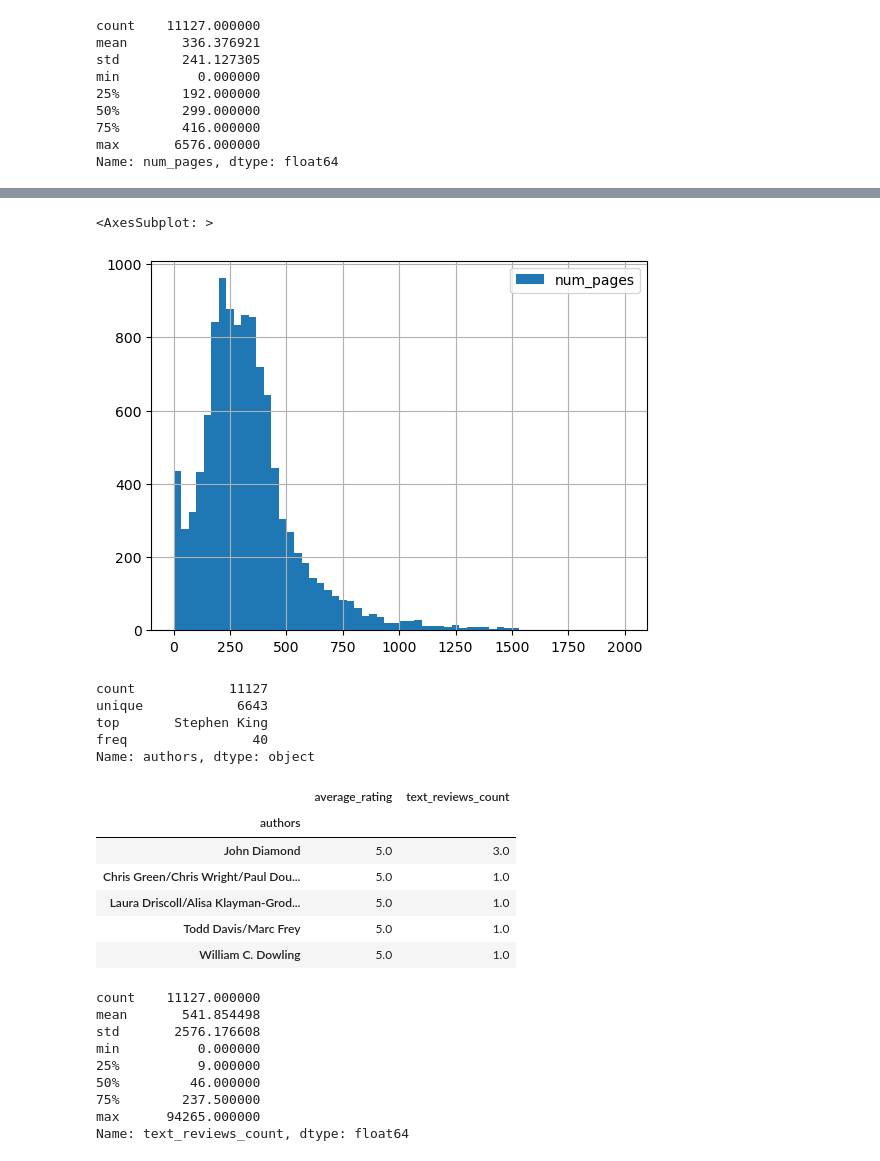
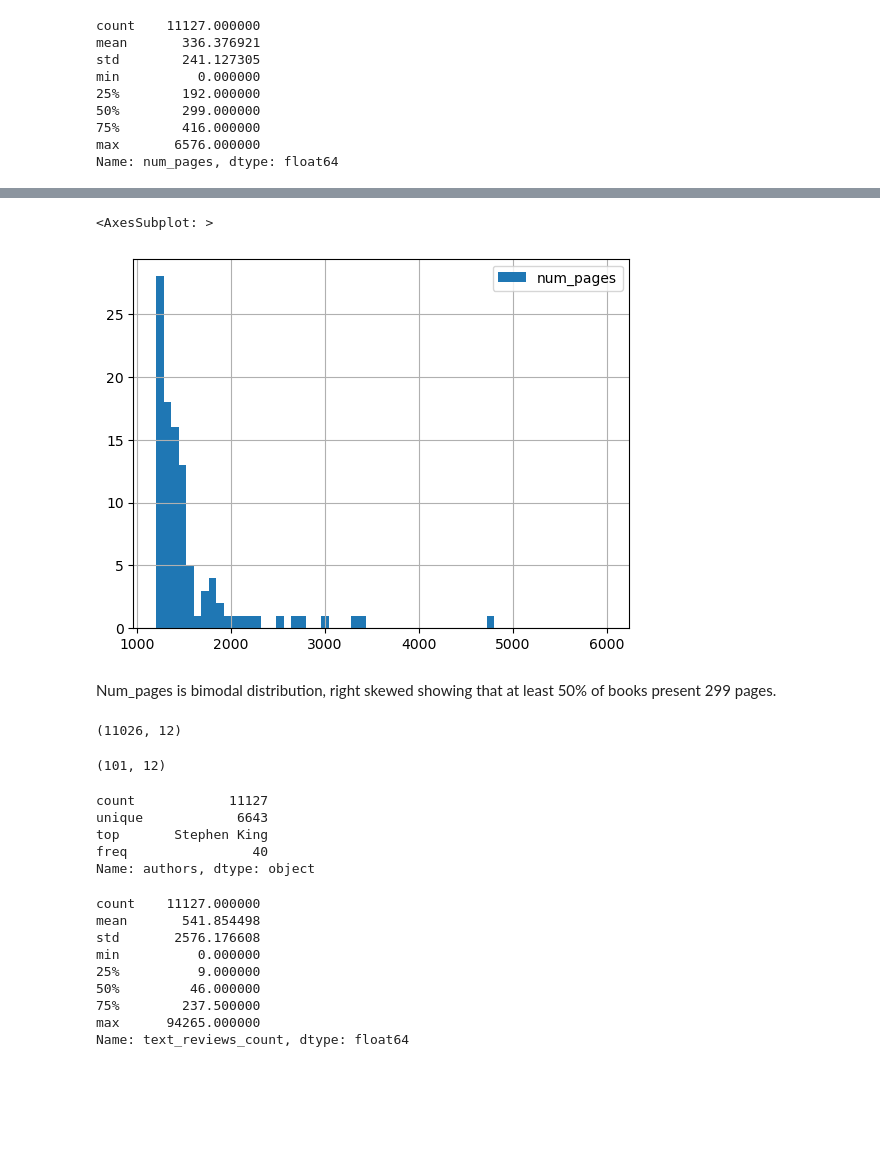
Before and after one commit to phenixMaster/books_rating_project_python_main, a Jupyter notebook: Python_labs_project.ipynb, the cells around one changed output, grey strips where cells are left out. Drawn from its saved outputs; the diff is of its cells as text; code cells hidden in the pictures; blank space fills up the shorter version.

```diff
--- a/Python_labs_project.ipynb
+++ b/Python_labs_project.ipynb
@@ -221,9 +251,19 @@ Name: num_pages, dtype: float64
 # %%
 # histogram of num_pages
-df.num_pages.hist(bins = 60,range=[0,2000],legend={""})
+df.num_pages.hist(bins = 60,range=[1200,6000],legend={""})
 # %% [output]
 <AxesSubplot: >
-[figure, old version]
+[figure, new version]
+# %% [markdown]
+Num_pages is bimodal distribution, right skewed showing that  at least 50% of books present 299 pages.
+# %%
+df[df.num_pages <= 1200].shape
+# %% [output]
+(11026, 12)
+# %%
+df[df.num_pages >1200].shape
+# %% [output]
+(101, 12)
 # %%
 # numerical summary authors
 df.authors.describe()
@@ -235,21 +275,13 @@ freq                40
 Name: authors, dtype: object
 # %%
 # sort authors
-(df
- .groupby("authors")
- .aggregate("mean")
- .sort_values(by=["average_rating","text_reviews_count"],ascending=False)
- [["average_rating","text_reviews_count"]]
- .head(5)
-)
+#(df
+ #.groupby("authors")
+ #.aggregate("mean")
+ #.sort_values(by=["average_rating","text_reviews_count"],ascending=False)
+ #[["average_rating","text_reviews_count"]]
+ #.head(5)
+#)
-# %% [output]
-|  | average_rating | text_reviews_count |
-| authors |  |  |
-| John Diamond | 5.0 | 3.0 |
-| Chris Green/Chris Wright/Paul Dou... | 5.0 | 1.0 |
-| Laura Driscoll/Alisa Klayman-Grod... | 5.0 | 1.0 |
-| Todd Davis/Marc Frey | 5.0 | 1.0 |
-| William C. Dowling | 5.0 | 1.0 |
 # %%
 # numerical summary text_reviews_count
 df.text_reviews_count.describe()
```
Also changed, not shown: parts of 53 cells of this notebook.
